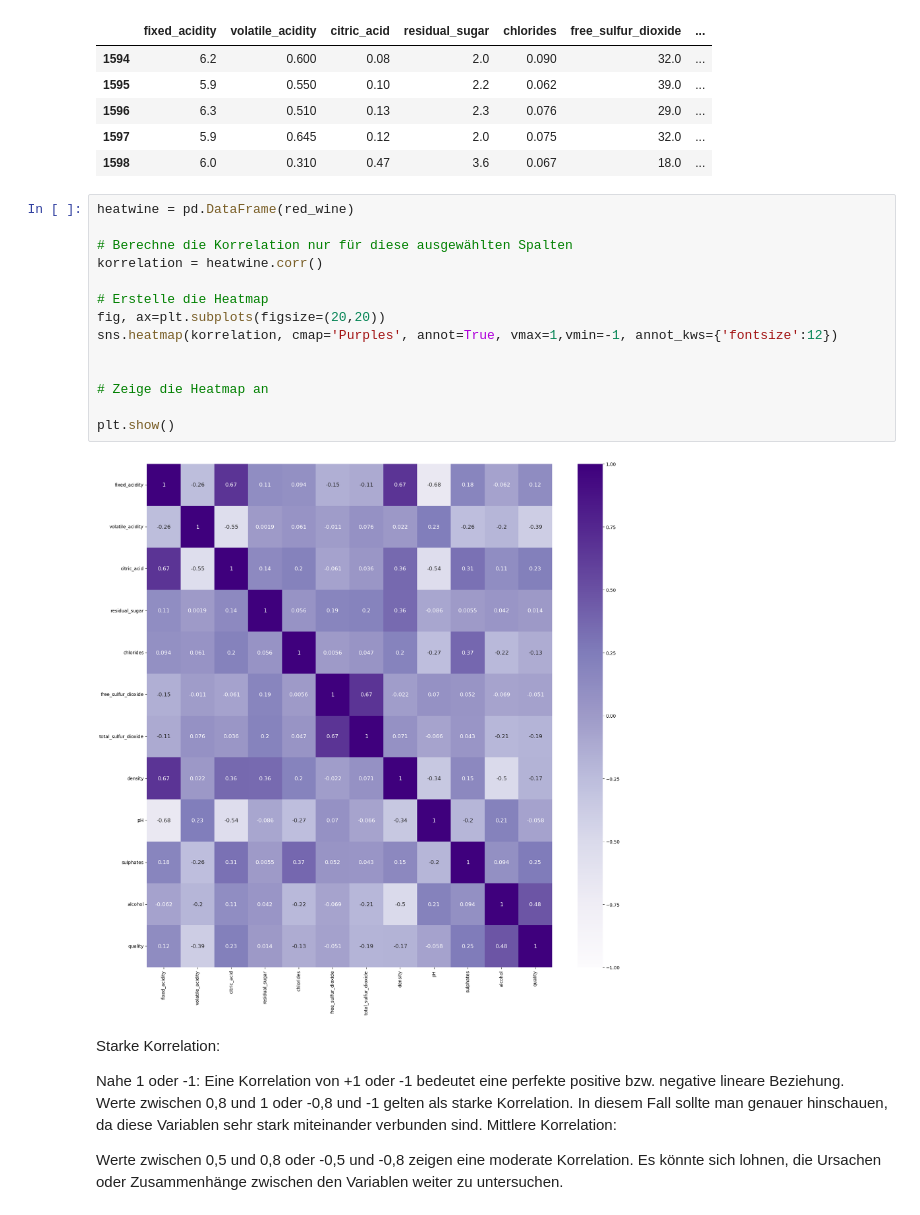
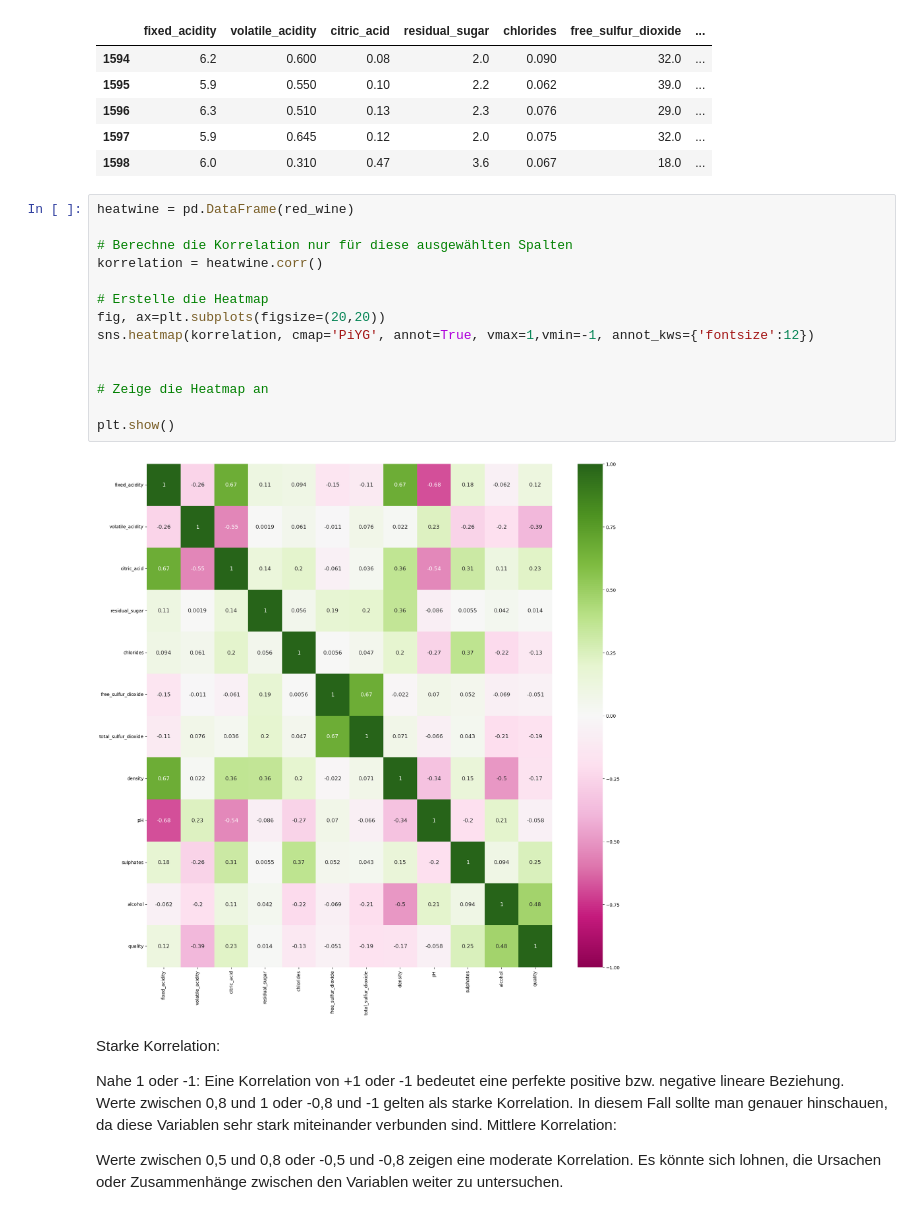
Before and after one commit to katybyte3000/Academy_Excercises, a Jupyter notebook: Project_02/sprint02/projekt02_sprint01-Dataexploration_Correlations.ipynb, the cells around one changed output. Saved outputs shown, nothing was run; the diff lists cells and outputs as text.

```diff
--- a/Project_02/sprint02/projekt02_sprint01-Dataexploration_Correlations.ipynb
+++ b/Project_02/sprint02/projekt02_sprint01-Dataexploration_Correlations.ipynb
@@ -181,19 +176,19 @@ red_wine.tail()
 # %%
 heatwine = pd.DataFrame(red_wine)
 
 # Berechne die Korrelation nur für diese ausgewählten Spalten
 korrelation = heatwine.corr()
 
 # Erstelle die Heatmap
 fig, ax=plt.subplots(figsize=(20,20))
-sns.heatmap(korrelation, cmap='Purples', annot=True, vmax=1,vmin=-1, annot_kws={'fontsize':12})
+sns.heatmap(korrelation, cmap='PiYG', annot=True, vmax=1,vmin=-1, annot_kws={'fontsize':12})
 
 
 # Zeige die Heatmap an
 
 plt.show()
 # %% [output]
-[figure, old version]
+[figure, new version]
 # %% [markdown]
 Starke Korrelation:
 
```
Also changed, not shown: parts of 1 cell of this notebook, 2 other files.
